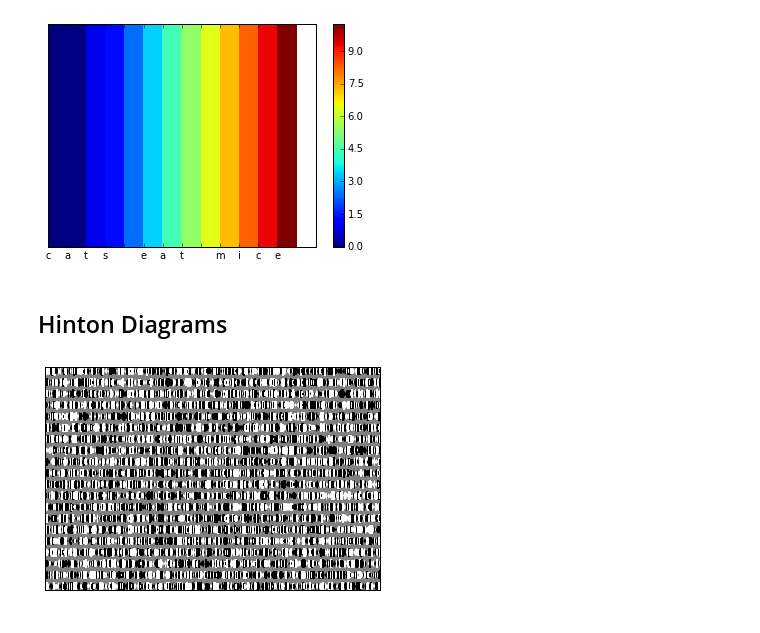
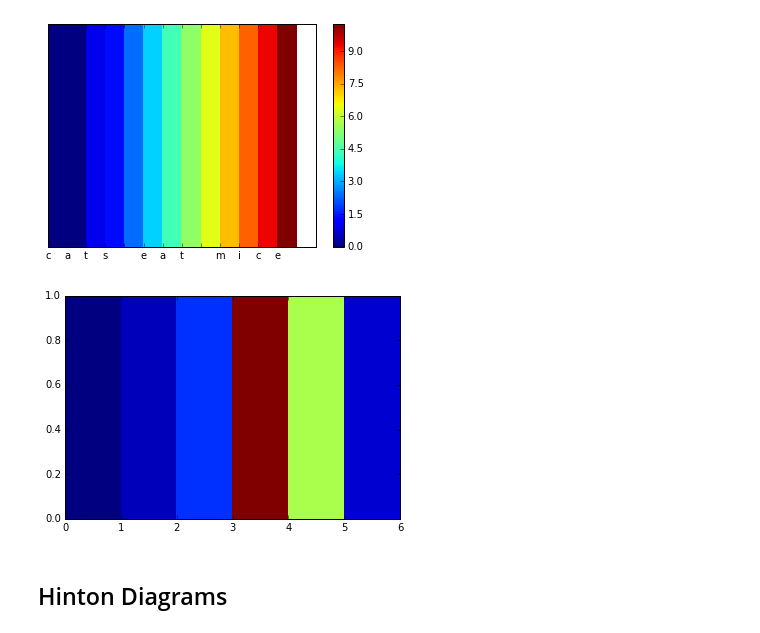
Before and after one commit to Copper-Head/the-three-stooges, a Jupyter notebook: Sandbox.ipynb, the cells around one changed output. Saved outputs shown, nothing was run; the diff lists cells and outputs as text; code cells hidden in the pictures.

```diff
--- a/Sandbox.ipynb
+++ b/Sandbox.ipynb
@@ -92,5 +33,10 @@ plt.colorbar()
 plt.show()
 # %% [output]
 [figure]
+# %%
+plt.pcolormesh(np.random.rand(1, 6))
+plt.show()
+# %% [output]
+[figure, added]
 # %% [markdown]
 ## Hinton Diagrams
@@ -121,4 +46,0 @@ randomness = np.random.rand(300,20) - 0.5
-# %%
-hinton(randomness)
-# %% [output]
-[figure, removed]
```
Also changed, not shown: parts of 13 cells of this notebook.
